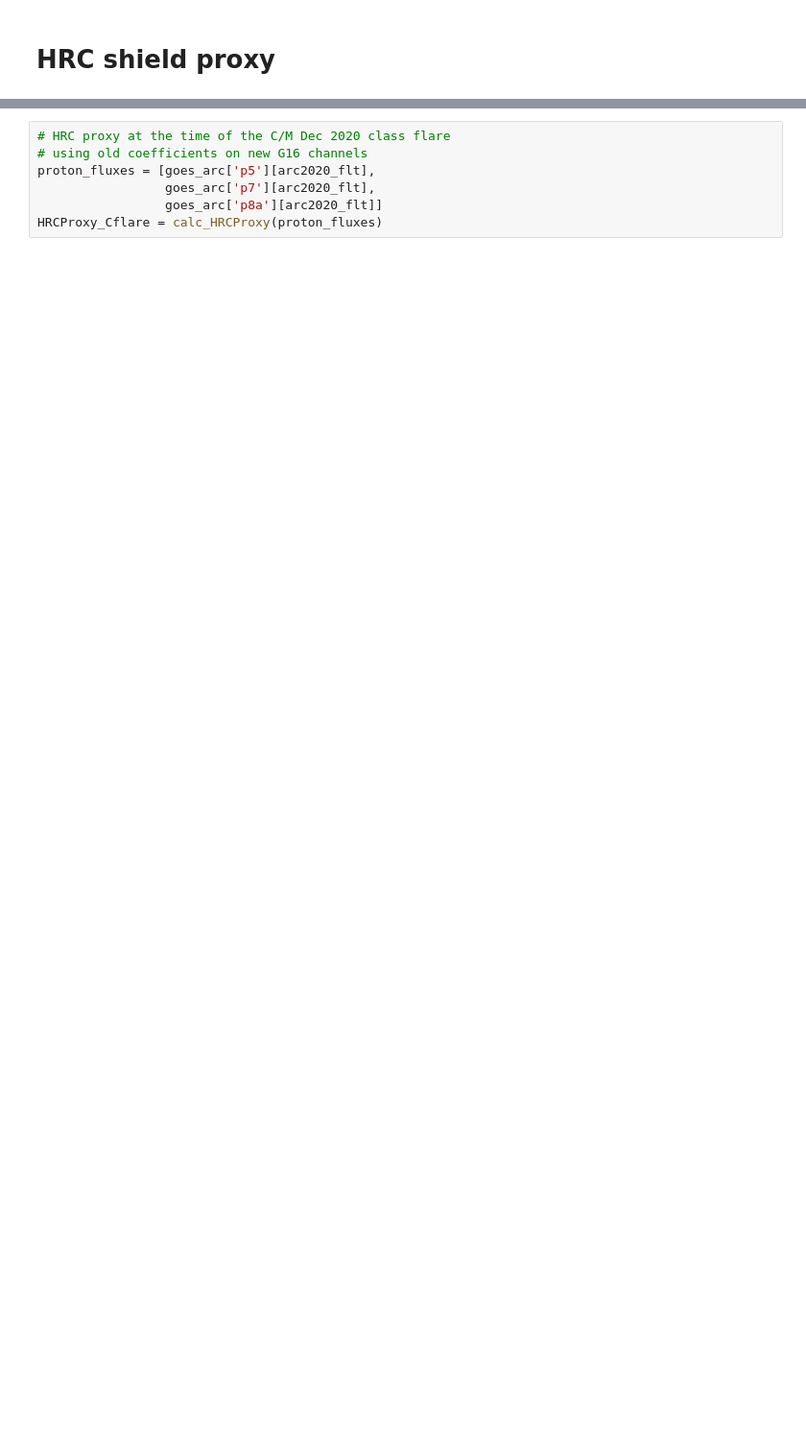
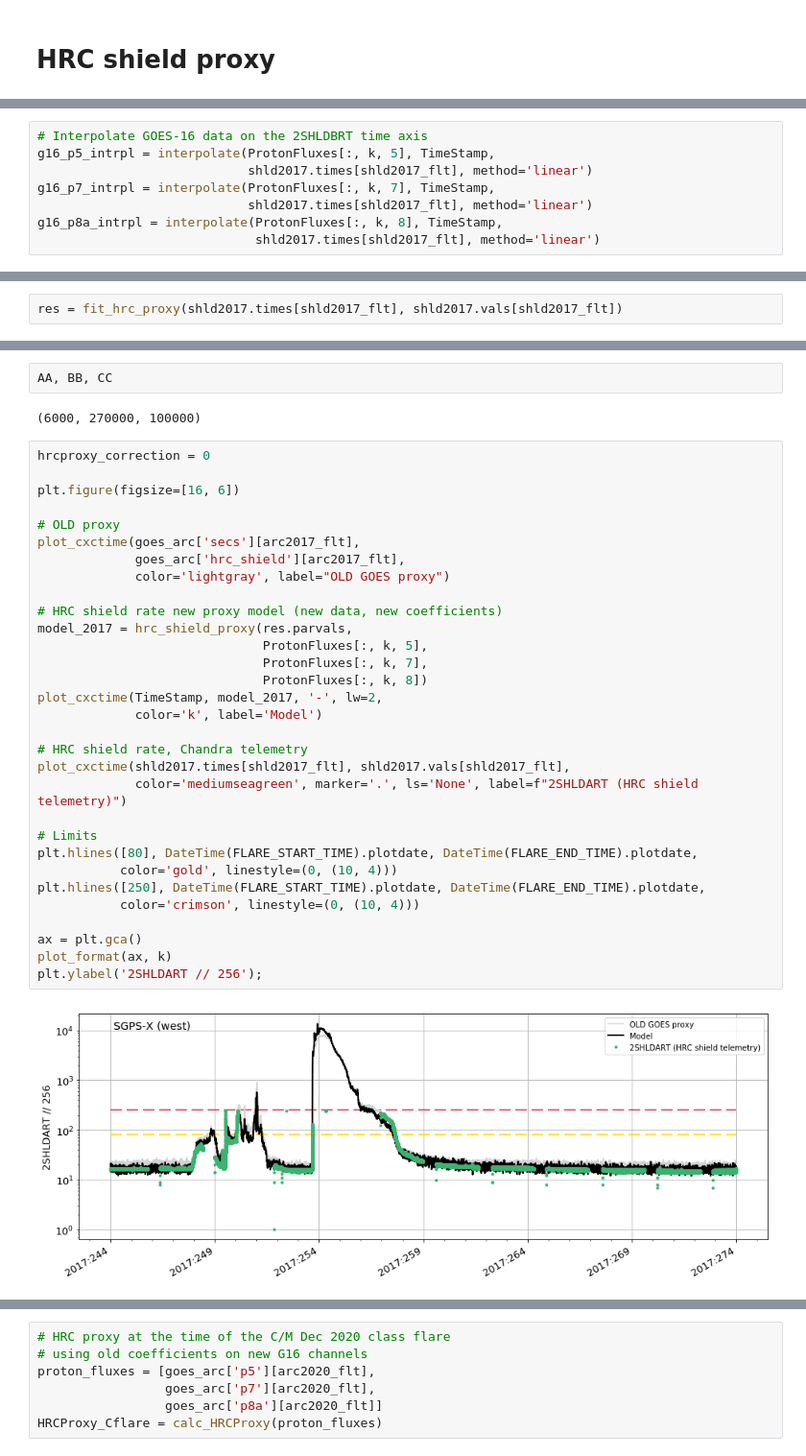
Before and after one commit to chandra-mta/mtanb, a Jupyter notebook: g16-hrc-proxy/flare-2017-HRC-shield-proxy-calibration.ipynb, the cells around one changed output, grey strips where cells are left out. Shown at 96% size. Saved outputs shown, nothing was run; the diff lists cells and outputs as text; blank space fills up the shorter version.

```diff
--- a/g16-hrc-proxy/flare-2017-HRC-shield-proxy-calibration.ipynb
+++ b/g16-hrc-proxy/flare-2017-HRC-shield-proxy-calibration.ipynb
@@ -389,0 +388,8 @@ __Figure:__ HRC proxy with the additive term, ``hrcproxy_correction = 16``, for
+# %%
+# Interpolate GOES-16 data on the 2SHLDBRT time axis
+g16_p5_intrpl = interpolate(ProtonFluxes[:, k, 5], TimeStamp,
+                            shld2017.times[shld2017_flt], method='linear')
+g16_p7_intrpl = interpolate(ProtonFluxes[:, k, 7], TimeStamp,
+                            shld2017.times[shld2017_flt], method='linear')
+g16_p8a_intrpl = interpolate(ProtonFluxes[:, k, 8], TimeStamp,
+                             shld2017.times[shld2017_flt], method='linear')
@@ -389,0 +451,2 @@ __Figure:__ HRC proxy with the additive term, ``hrcproxy_correction = 16``, for
+# %%
+res = fit_hrc_proxy(shld2017.times[shld2017_flt], shld2017.vals[shld2017_flt])
@@ -389,0 +468,37 @@ __Figure:__ HRC proxy with the additive term, ``hrcproxy_correction = 16``, for
+# %%
+AA, BB, CC
+# %% [output]
+(6000, 270000, 100000)
+# %%
+hrcproxy_correction = 0
+
+plt.figure(figsize=[16, 6])
+
+# OLD proxy
+plot_cxctime(goes_arc['secs'][arc2017_flt],
+             goes_arc['hrc_shield'][arc2017_flt],
+             color='lightgray', label="OLD GOES proxy")
+
+# HRC shield rate new proxy model (new data, new coefficients)
+model_2017 = hrc_shield_proxy(res.parvals,
+                              ProtonFluxes[:, k, 5],
+                              ProtonFluxes[:, k, 7],
+                              ProtonFluxes[:, k, 8])
+plot_cxctime(TimeStamp, model_2017, '-', lw=2,
+             color='k', label='Model')
+
+# HRC shield rate, Chandra telemetry
+plot_cxctime(shld2017.times[shld2017_flt], shld2017.vals[shld2017_flt],
+             color='mediumseagreen', marker='.', ls='None', label=f"2SHLDART (HRC shield telemetry)")
+
+# Limits
+plt.hlines([80], DateTime(FLARE_START_TIME).plotdate, DateTime(FLARE_END_TIME).plotdate,
+           color='gold', linestyle=(0, (10, 4)))
+plt.hlines([250], DateTime(FLARE_START_TIME).plotdate, DateTime(FLARE_END_TIME).plotdate,
+           color='crimson', linestyle=(0, (10, 4)))
+
+ax = plt.gca()
+plot_format(ax, k)
+plt.ylabel('2SHLDART // 256');
+# %% [output]
+[figure, added]
```
Also changed, not shown: parts of 43 cells of this notebook.
